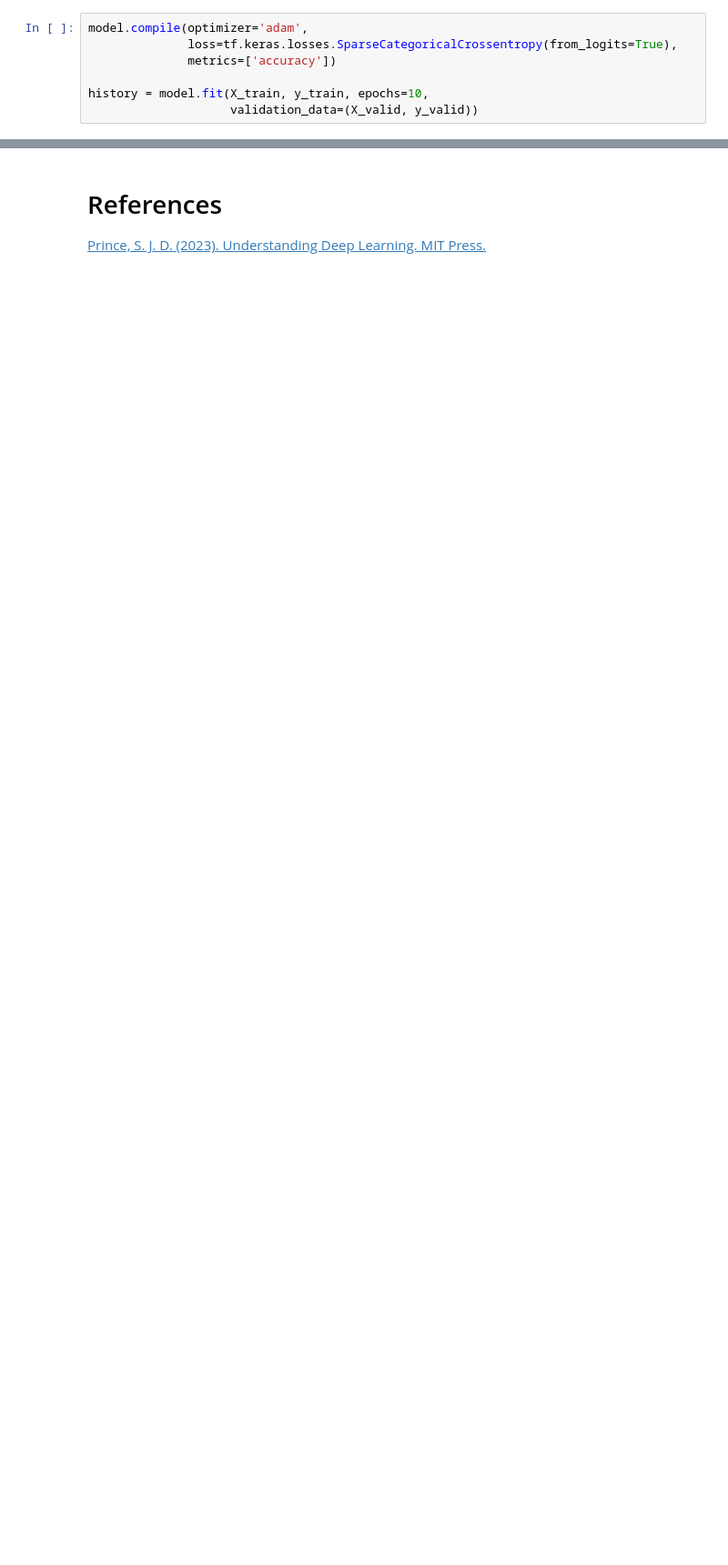
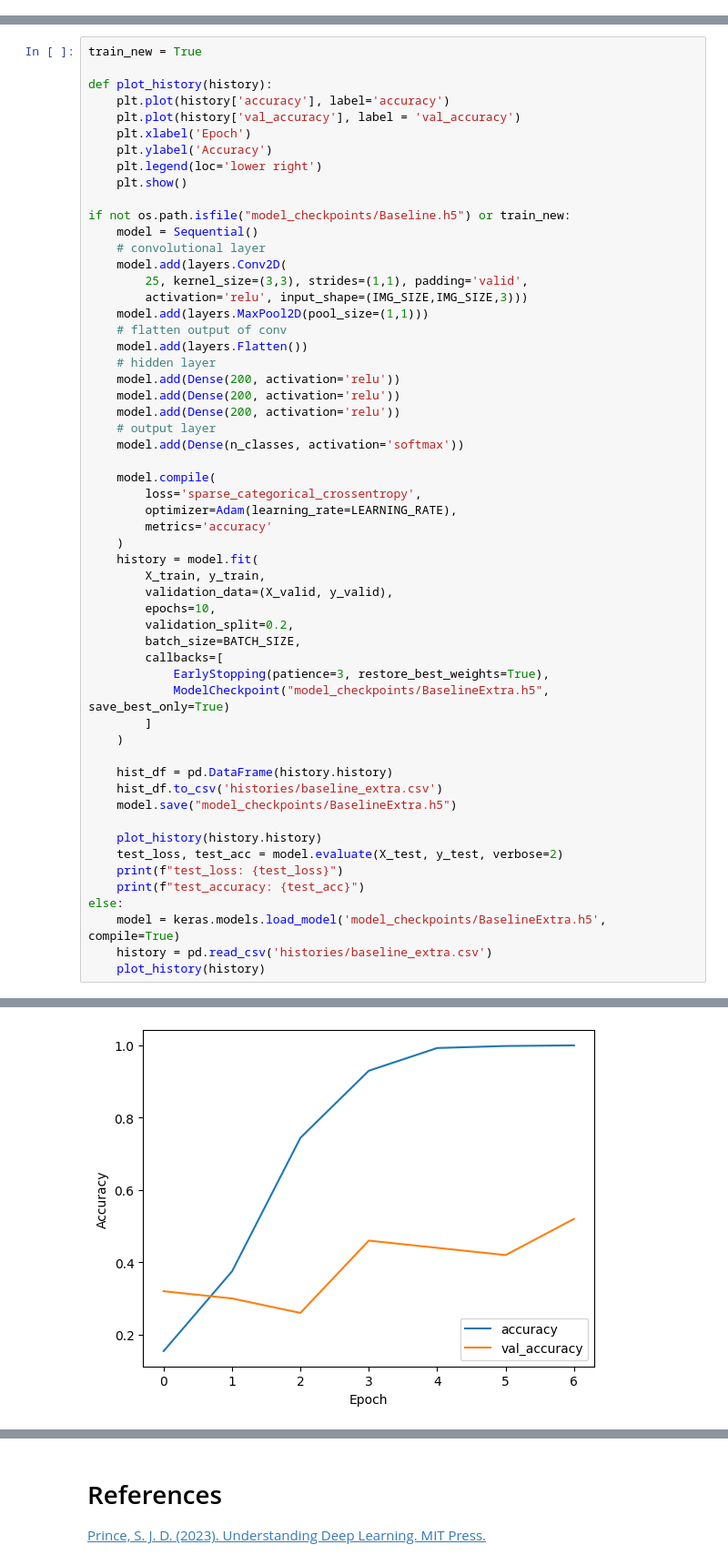
Before and after one commit to K-Winkles/bigcat-classifier, a Jupyter notebook: bigcat_classifier.ipynb, the cells around one changed output, grey strips where cells are left out. Shown at 91% size. Cells and saved outputs as stored; diff of their text form; blank space fills up the shorter version.

```diff
--- a/bigcat_classifier.ipynb
+++ b/bigcat_classifier.ipynb
@@ -223,7 +286,0 @@ _________________________________________________________________
-# %%
-model.compile(optimizer='adam',
-              loss=tf.keras.losses.SparseCategoricalCrossentropy(from_logits=True),
-              metrics=['accuracy'])
-
-history = model.fit(X_train, y_train, epochs=10,
-                    validation_data=(X_valid, y_valid))
@@ -268,0 +291,57 @@ print(test_acc)
+# %%
+train_new = True
+
+def plot_history(history):
+    plt.plot(history['accuracy'], label='accuracy')
+    plt.plot(history['val_accuracy'], label = 'val_accuracy')
+    plt.xlabel('Epoch')
+    plt.ylabel('Accuracy')
+    plt.legend(loc='lower right')
+    plt.show()
+
+if not os.path.isfile("model_checkpoints/Baseline.h5") or train_new:
+    model = Sequential()
+    # convolutional layer
+    model.add(layers.Conv2D(
+        25, kernel_size=(3,3), strides=(1,1), padding='valid',
+        activation='relu', input_shape=(IMG_SIZE,IMG_SIZE,3)))
+    model.add(layers.MaxPool2D(pool_size=(1,1)))
+    # flatten output of conv
+    model.add(layers.Flatten())
+    # hidden layer
+    model.add(Dense(200, activation='relu'))
+    model.add(Dense(200, activation='relu'))
+    model.add(Dense(200, activation='relu'))
+    # output layer
+    model.add(Dense(n_classes, activation='softmax'))
+
+    model.compile(
+        loss='sparse_categorical_crossentropy',
+        optimizer=Adam(learning_rate=LEARNING_RATE),
+        metrics='accuracy'
+    )
+    history = model.fit(
+        X_train, y_train,
+        validation_data=(X_valid, y_valid),
+        epochs=10,
+        validation_split=0.2,
+        batch_size=BATCH_SIZE,
+        callbacks=[
+            EarlyStopping(patience=3, restore_best_weights=True),
+            ModelCheckpoint("model_checkpoints/BaselineExtra.h5", save_best_only=True)
+        ]
+    )
+
+    hist_df = pd.DataFrame(history.history)
+    hist_df.to_csv('histories/baseline_extra.csv')
+    model.save("model_checkpoints/BaselineExtra.h5")
+
+    plot_history(history.history)
+    test_loss, test_acc = model.evaluate(X_test, y_test, verbose=2)
+    print(f"test_loss: {test_loss}")
+    print(f"test_accuracy: {test_acc}")
+else:
+    model = keras.models.load_model('model_checkpoints/BaselineExtra.h5', compile=True)
+    history = pd.read_csv('histories/baseline_extra.csv')
+    plot_history(history)
+# %% [output]
@@ -268,0 +362 @@ print(test_acc)
+[figure, added]
```
Also changed, not shown: parts of 30 cells of this notebook, 8 other files.
